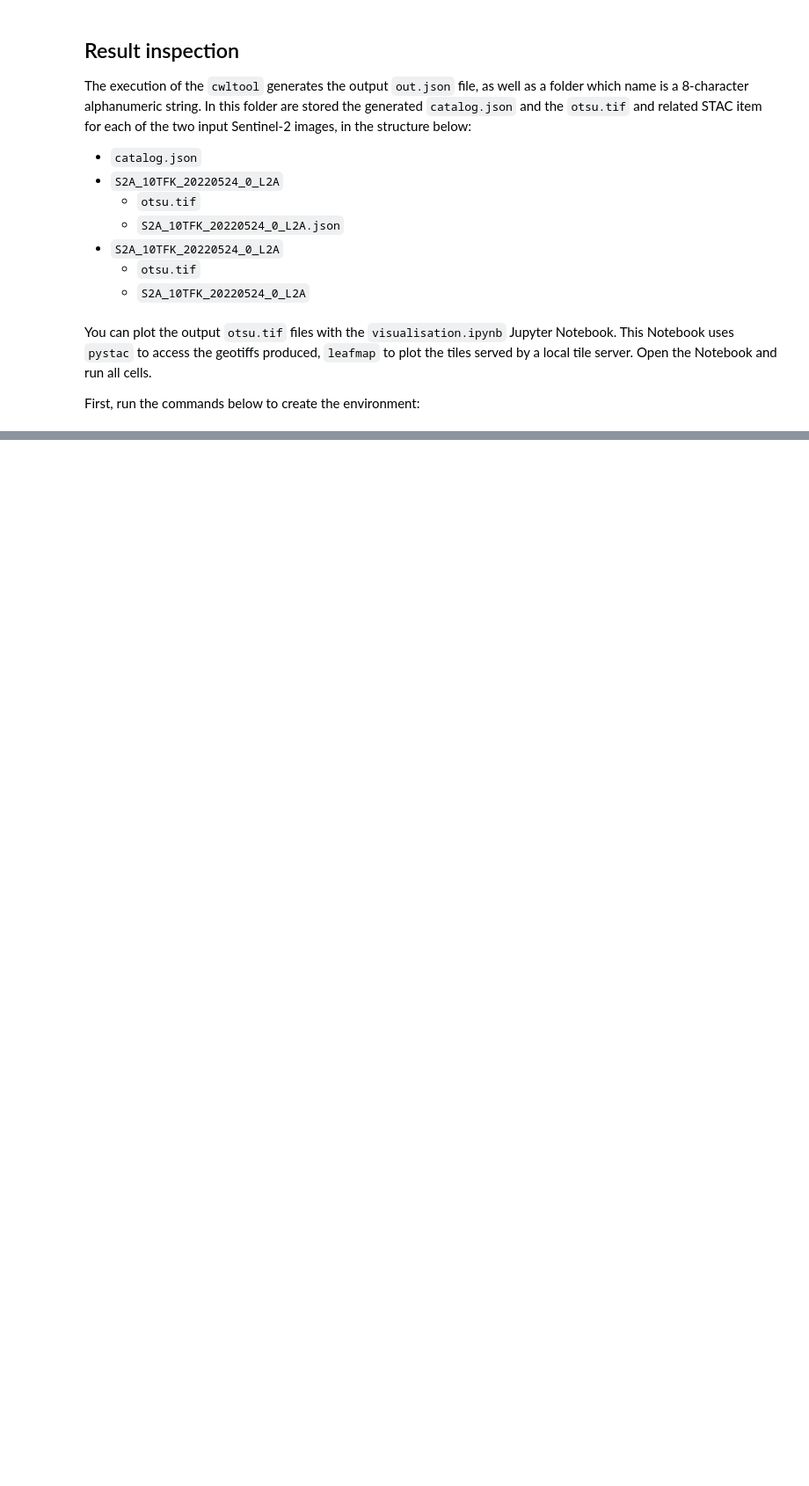
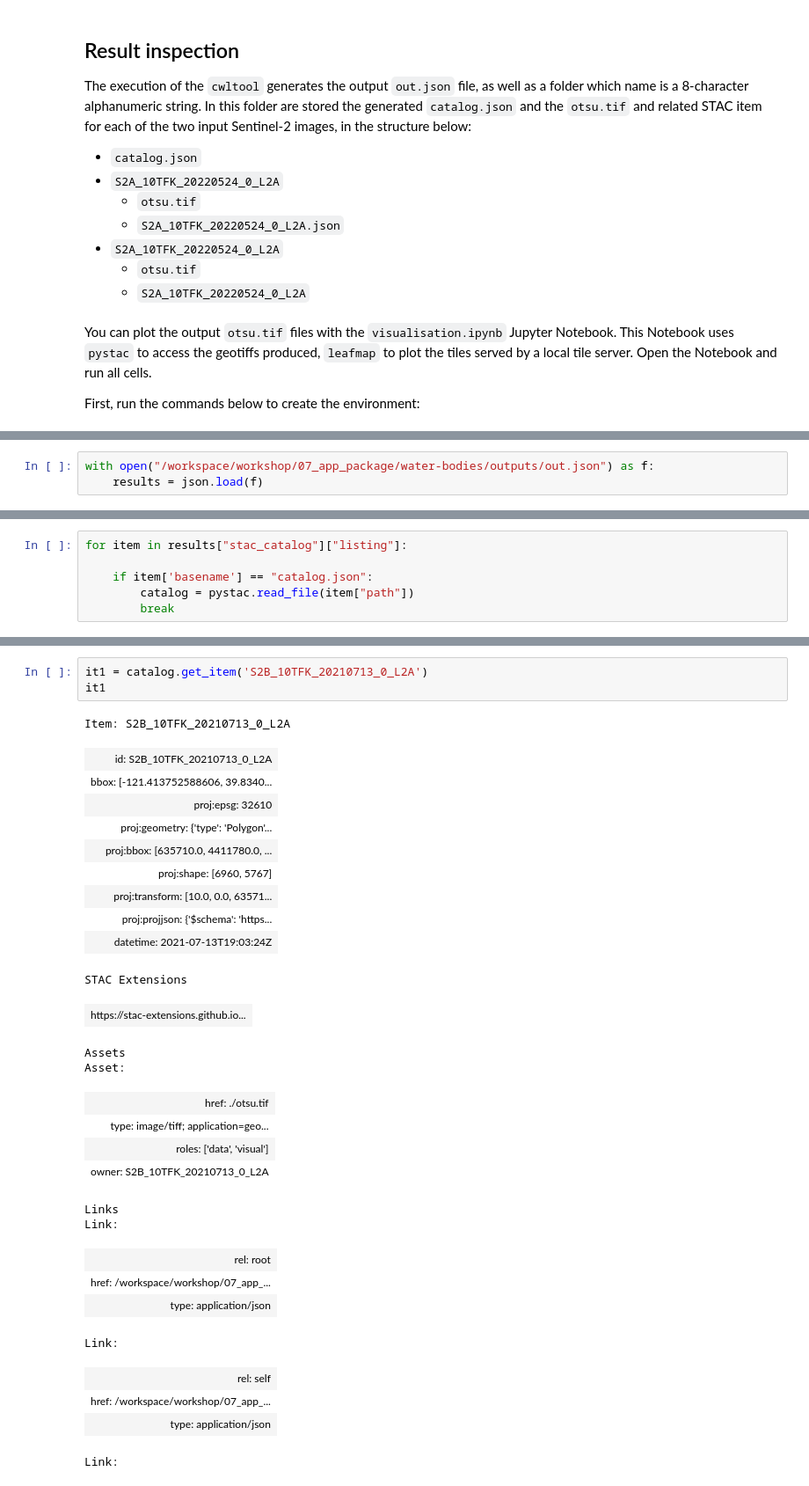
Before and after one commit to EOEPCA/workshop, a Jupyter notebook: 07_app_package/docs/WaterBodies.ipynb, the cells around one changed output, grey strips where cells are left out. Shown at 88% size. Cells and saved outputs as stored; diff of their text form; blank space fills up the shorter version.

Commit message:
simplified visualisation notebook and included in WaterBodies notebook

```diff
--- a/07_app_package/docs/WaterBodies.ipynb
+++ b/07_app_package/docs/WaterBodies.ipynb
@@ -186,0 +204,3 @@ Successfully installed arrow-1.2.3 bqplot-0.12.39 branca-0.6.0 colour-0.1.5 cont
+# %%
+with open("/workspace/workshop/07_app_package/water-bodies/outputs/out.json") as f:
+    results = json.load(f)
@@ -186,0 +209,6 @@ Successfully installed arrow-1.2.3 bqplot-0.12.39 branca-0.6.0 colour-0.1.5 cont
+# %%
+for item in results["stac_catalog"]["listing"]:
+
+    if item['basename'] == "catalog.json":
+        catalog = pystac.read_file(item["path"])
+        break
@@ -186,0 +223,32 @@ Successfully installed arrow-1.2.3 bqplot-0.12.39 branca-0.6.0 colour-0.1.5 cont
+# %%
+it1 = catalog.get_item('S2B_10TFK_20210713_0_L2A')
+it1
+# %% [output]
+Item: S2B_10TFK_20210713_0_L2A
+| id: S2B_10TFK_20210713_0_L2A |
+| bbox: [-121.413752588606, 39.8340... |
+| proj:epsg: 32610 |
+| proj:geometry: {'type': 'Polygon'... |
+| proj:bbox: [635710.0, 4411780.0, ... |
+| proj:shape: [6960, 5767] |
+| proj:transform: [10.0, 0.0, 63571... |
+| proj:projjson: {'$schema': 'https... |
+| datetime: 2021-07-13T19:03:24Z |
+STAC Extensions
+| https://stac-extensions.github.io... |
+Assets
+Asset:
+| href: ./otsu.tif |
+| type: image/tiff; application=geo... |
+| roles: ['data', 'visual'] |
+| owner: S2B_10TFK_20210713_0_L2A |
+Links
+Link:
+| rel: root |
+| href: /workspace/workshop/07_app_... |
+| type: application/json |
+Link:
+| rel: self |
+| href: /workspace/workshop/07_app_... |
+| type: application/json |
+Link:
```
Also changed, not shown: parts of 9 cells of this notebook, 1 other file.
